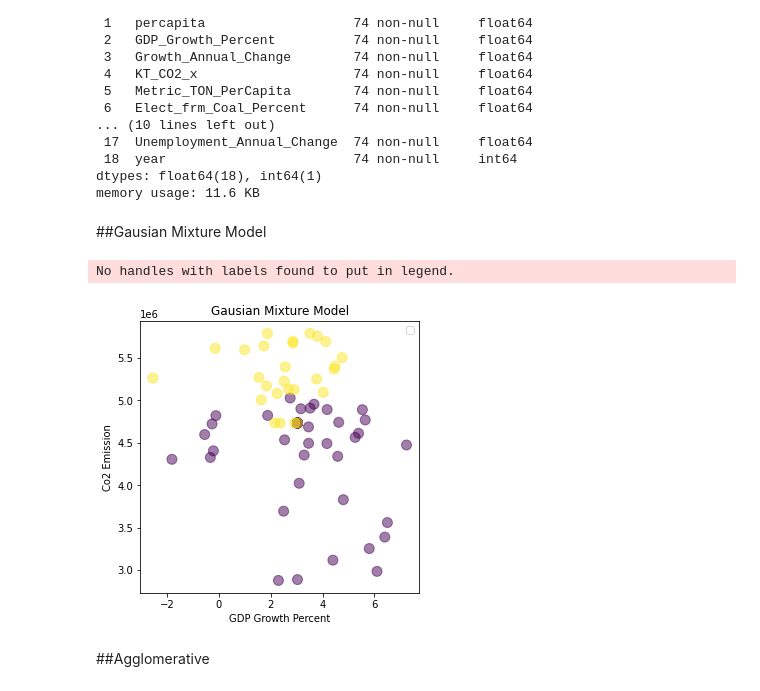
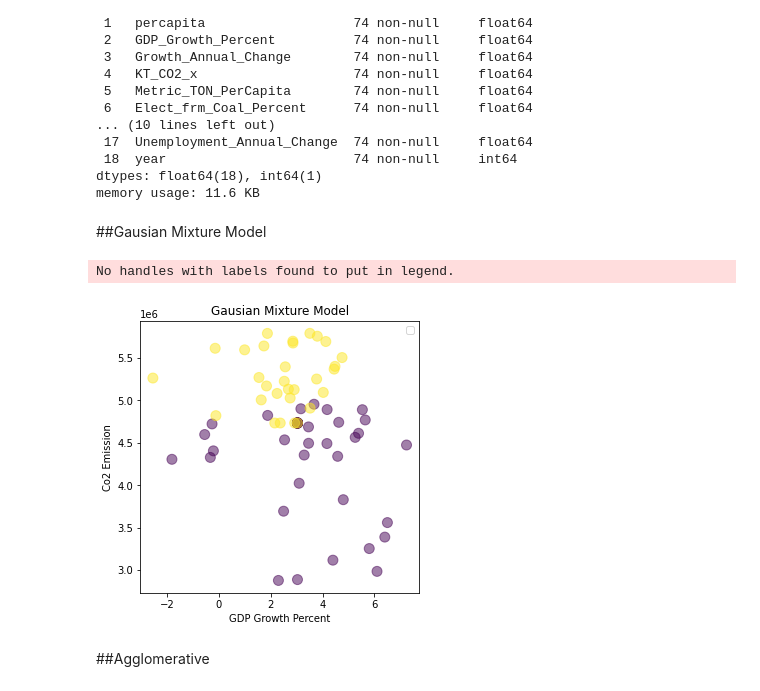
Before and after one commit to raghavadevarajeurs/DeepLearning, a Jupyter notebook: Assignment1/Machine_Learning_KMeans.ipynb, the cells around one changed output. Drawn from its saved outputs; the diff is of its cells as text; code cells hidden in the pictures.

```diff
--- a/Assignment1/Machine_Learning_KMeans.ipynb
+++ b/Assignment1/Machine_Learning_KMeans.ipynb
@@ -326,24 +336,24 @@ Data columns (total 19 columns):
  18  year                        74 non-null     int64
 dtypes: float64(18), int64(1)
 memory usage: 11.6 KB
+# %% [markdown]
+##Gausian Mixture Model
 # %%
 from sklearn.mixture import GaussianMixture
-# %% [markdown]
-##Gausian Mixture Model
 # %%
-gmm=GaussianMixture(n_components=2, covariance_type="spherical").fit(df)
-labels = gmm.predict(df)
+gmix = GaussianMixture (n_components=2, covariance_type="full").fit(df)
+clabel = gmix.predict(df)
 # %%
 plt.figure(figsize=(5,5))
-plt.scatter(df.values[:, 2], df.values[:, 4], c=labels, s=100, alpha=0.5)
+plt.scatter(df.values[:, 2], df.values[:, 4], c=clabel, s=100, alpha=0.5)
 plt.title('Gausian Mixture Model')
 plt.xlabel('GDP Growth Percent')
 plt.ylabel('Co2 Emission')
 plt.legend()
 plt.show()
 # %% [output]
 No handles with labels found to put in legend.
-[figure, old version]
+[figure, new version]
 # %% [markdown]
 ##Agglomerative
 # %%
```
Also changed, not shown: parts of 24 cells of this notebook.
